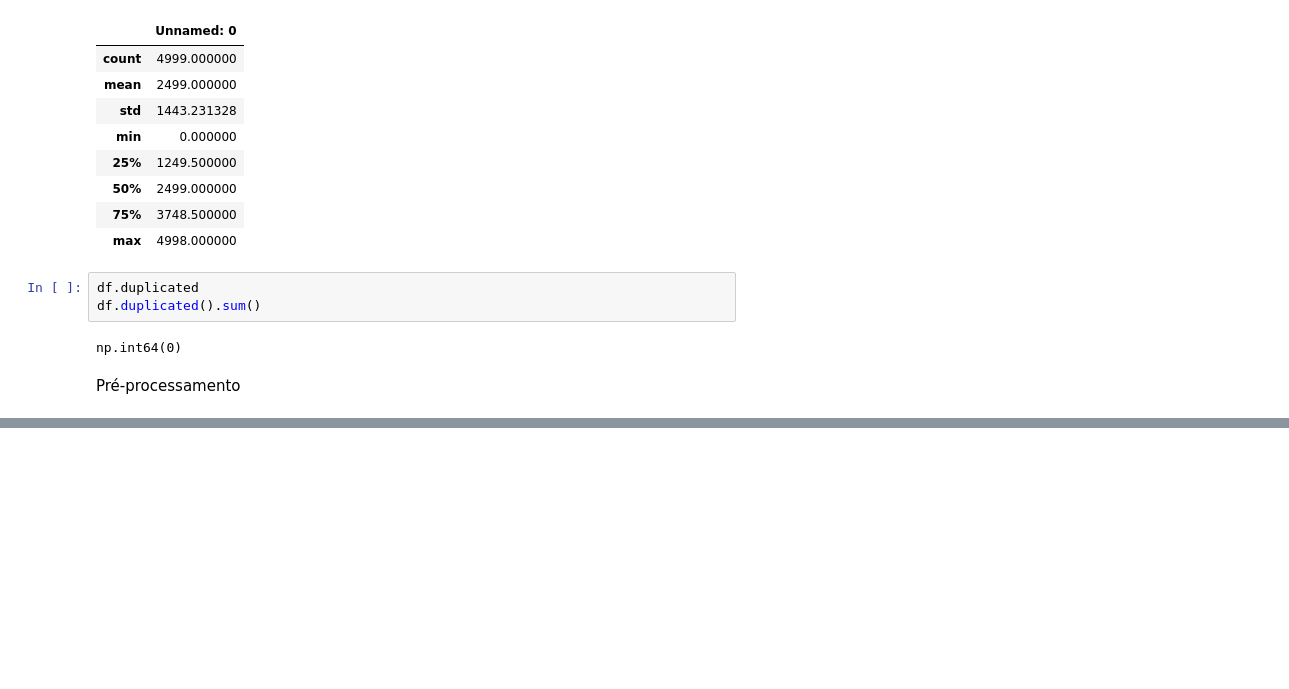
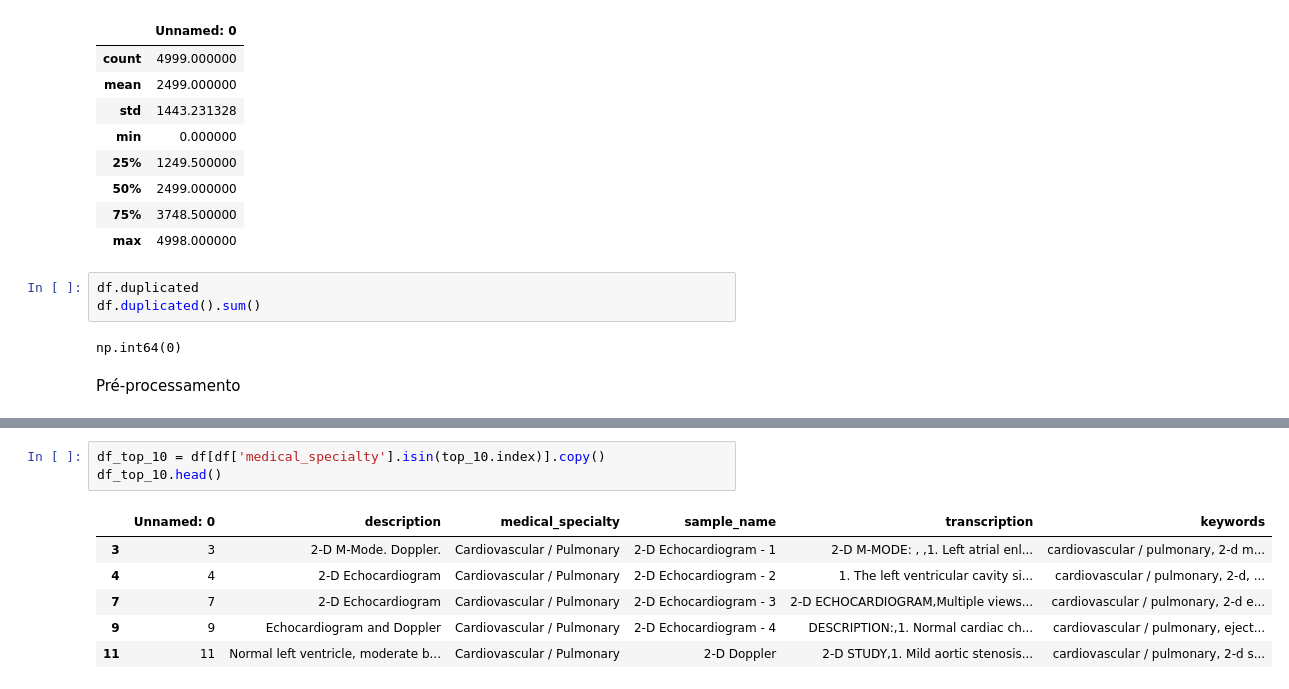
Before and after one commit to italorosq/Deep-learning-e-Saude, a Jupyter notebook: Notebooks/notebookprincipal.ipynb, the cells around one changed output, grey strips where cells are left out. Cells and saved outputs as stored; diff of their text form; blank space fills up the shorter version.

```diff
--- a/Notebooks/notebookprincipal.ipynb
+++ b/Notebooks/notebookprincipal.ipynb
@@ -80,0 +125,10 @@ Pré-processamento
+# %%
+df_top_10 = df[df['medical_specialty'].isin(top_10.index)].copy()
+df_top_10.head()
+# %% [output]
+|  | Unnamed: 0 | description | medical_specialty | sample_name | transcription | keywords |
+| 3 | 3 | 2-D M-Mode. Doppler. | Cardiovascular / Pulmonary | 2-D Echocardiogram - 1 | 2-D M-MODE: , ,1. Left atrial enl... | cardiovascular / pulmonary, 2-d m... |
+| 4 | 4 | 2-D Echocardiogram | Cardiovascular / Pulmonary | 2-D Echocardiogram - 2 | 1. The left ventricular cavity si... | cardiovascular / pulmonary, 2-d, ... |
+| 7 | 7 | 2-D Echocardiogram | Cardiovascular / Pulmonary | 2-D Echocardiogram - 3 | 2-D ECHOCARDIOGRAM,Multiple views... | cardiovascular / pulmonary, 2-d e... |
+| 9 | 9 | Echocardiogram and Doppler | Cardiovascular / Pulmonary | 2-D Echocardiogram - 4 | DESCRIPTION:,1. Normal cardiac ch... | cardiovascular / pulmonary, eject... |
+| 11 | 11 | Normal left ventricle, moderate b... | Cardiovascular / Pulmonary | 2-D Doppler | 2-D STUDY,1. Mild aortic stenosis... | cardiovascular / pulmonary, 2-d s... |
```
Also changed, not shown: parts of 17 cells of this notebook.
